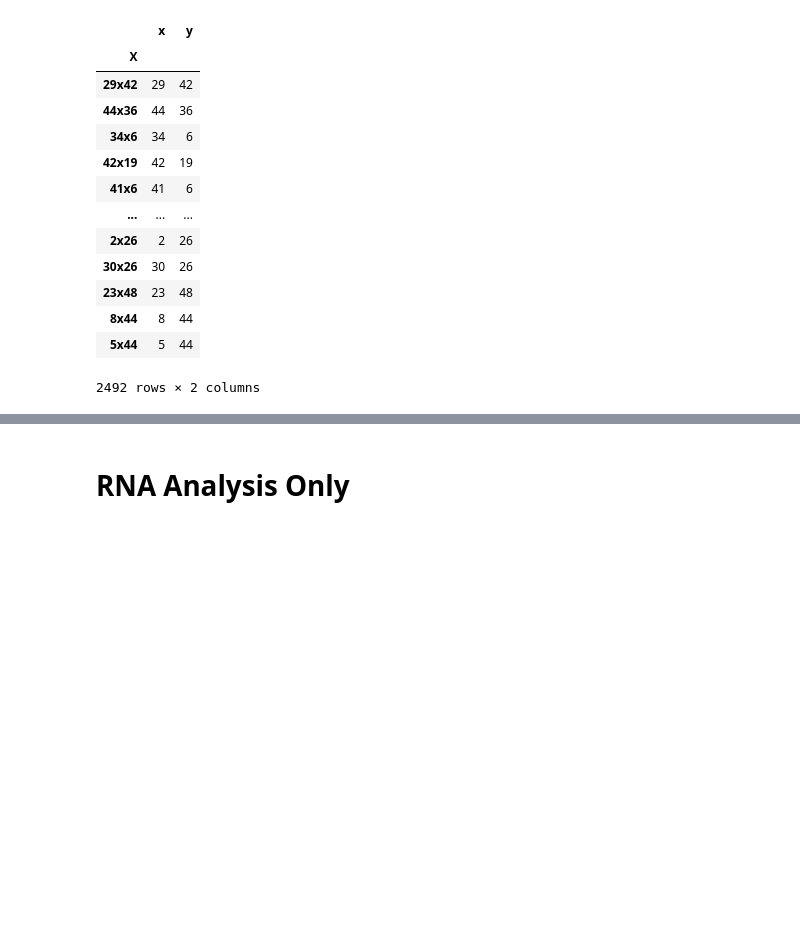
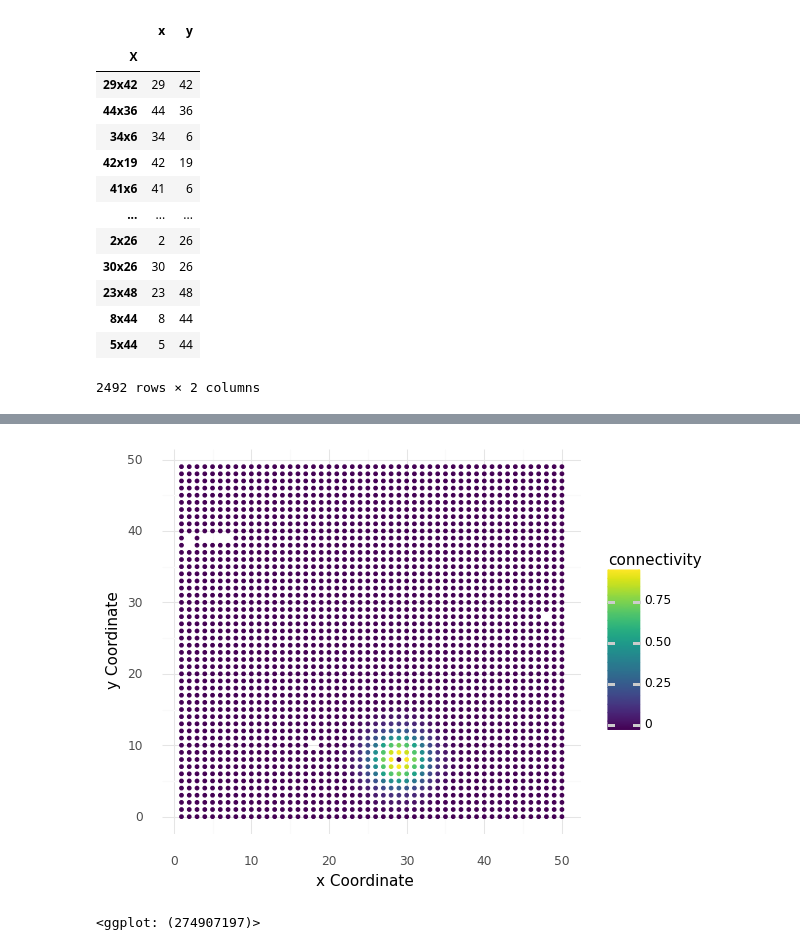
Before and after one commit to schae211/liana_spatial_cite-seq, a Jupyter notebook: read_data.ipynb, the cells around one changed output, grey strips where cells are left out. Saved outputs shown, nothing was run; the diff lists cells and outputs as text; code cells hidden in the pictures; blank space fills up the shorter version.

```diff
--- a/read_data.ipynb
+++ b/read_data.ipynb
@@ -569,7 +515,7 @@ rna_target.index.to_frame(name="id")
 # %%
-rna_target_ad = ad.AnnData(X=rna_target.to_numpy(), var=rna_target.columns.to_frame(name="mRNA"), obs=rna_target.index.to_frame(name="id"))
-rna_predictor_ad = ad.AnnData(X=rna_predictor.to_numpy(), var=rna_predictor.columns.to_frame(name="mRNA"), obs=rna_predictor.index.to_frame(name="id"))
-prot_predictor_ad = ad.AnnData(X=prot_predictor.to_numpy(), var=prot_predictor.columns.to_frame(name="protein"), obs=prot_predictor.index.to_frame(name="id"))
+rna_target_ad = ad.AnnData(X=rna_target.to_numpy(), var=rna_target.columns.to_frame(name="mRNA"), obs=rna_target.index.to_frame(name="id"), obsm={"spatial": spatial})
+rna_predictor_ad = ad.AnnData(X=rna_predictor.to_numpy(), var=rna_predictor.columns.to_frame(name="mRNA"), obs=rna_predictor.index.to_frame(name="id"), obsm={"spatial": spatial})
+prot_predictor_ad = ad.AnnData(X=prot_predictor.to_numpy(), var=prot_predictor.columns.to_frame(name="protein"), obs=prot_predictor.index.to_frame(name="id"), obsm={"spatial": spatial})
 # %%
 print(rna_target_ad)
 print(rna_predictor_ad)
@@ -614,5 +536,7 @@ mdata
-# %% [markdown]
-# RNA Analysis Only
 # %%
-li.ut.spatial_neighbors(mdata.mod["rna"], cutoff=0, bandwidth=2.5, set_diag=False)
-li.pl.connectivity(mdata.mod["rna"], idx=0)
+li.ut.spatial_neighbors(rna_predictor_ad, cutoff=0, bandwidth=2.5, set_diag=False)
+li.ut.spatial_neighbors(prot_predictor_ad, cutoff=0, bandwidth=2.5, set_diag=False)
+li.pl.connectivity(rna_predictor_ad, idx=0)
+# %% [output]
+[figure, added]
+<ggplot: (274907197)>
```
Also changed, not shown: parts of 44 cells of this notebook, 7 other files.
